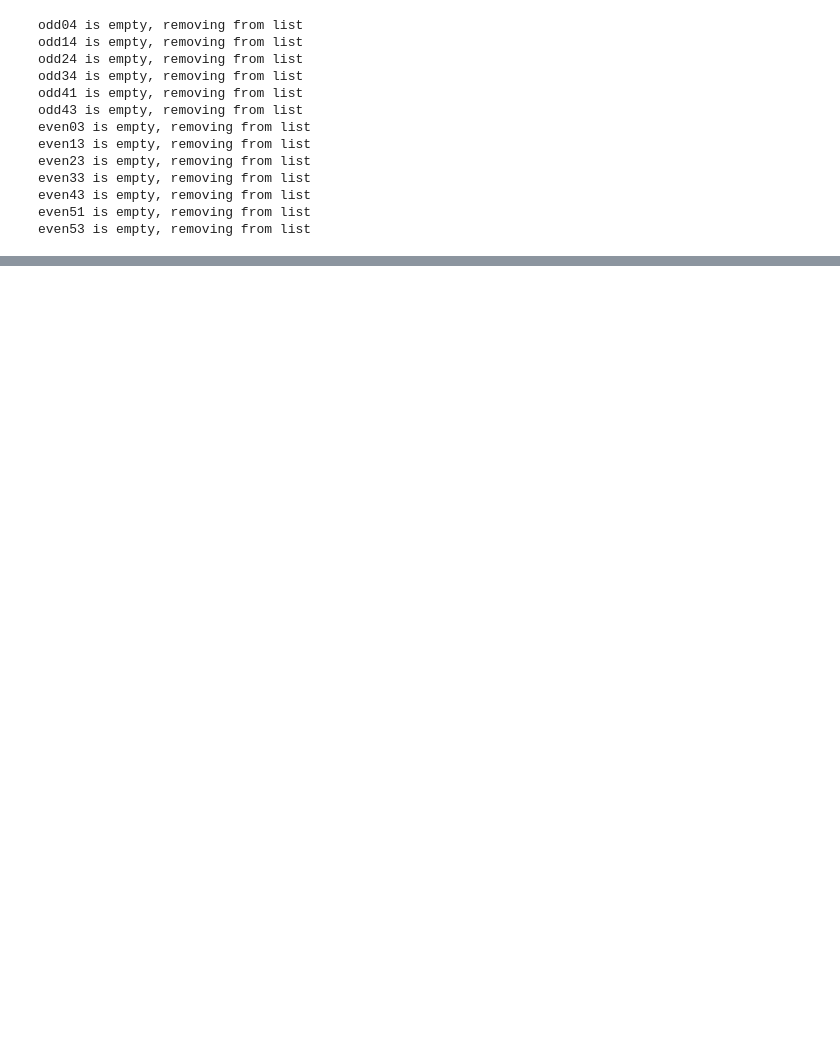
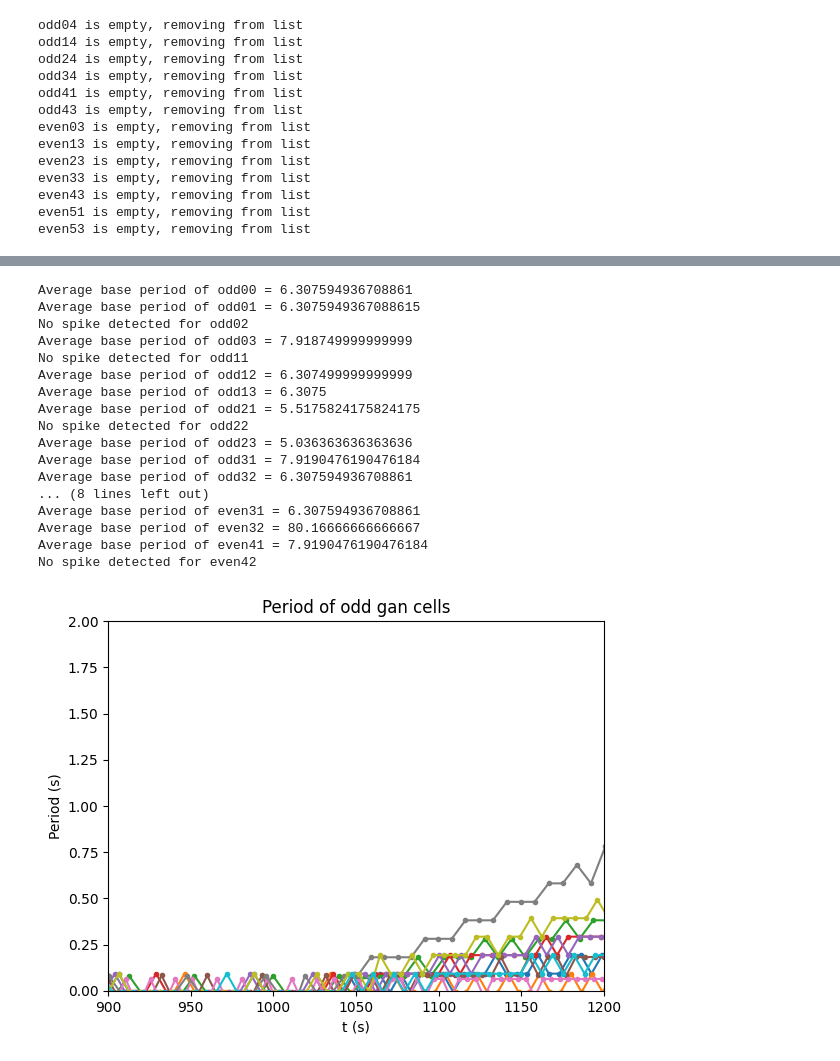
Before and after one commit to AL-255/BME417-Project, a Jupyter notebook: Data-Analysis/work.ipynb, the cells around one changed output, grey strips where cells are left out. Drawn from its saved outputs; the diff is of its cells as text; code cells hidden in the pictures; blank space fills up the shorter version.

```diff
--- a/Data-Analysis/work.ipynb
+++ b/Data-Analysis/work.ipynb
@@ -127,0 +132,74 @@ for coord_i in range(N_plot):
+# %%
+
+vth = -25
+# Measure cycle-by-cycle frequency
+import numpy as np
+import matplotlib.pyplot as plt
+
+plt.figure()
+for coord in gan_cell_odd_resp.keys():
+    y = gan_cell_odd_resp[coord].copy()
+    x = t.copy()
+    cross = np.where(np.logical_and(y[:-1] < vth, y[1:] >= vth))[0]
+    # skip if no spike detected
+    if len(cross) <10:
+        print(f'No spike detected for odd{coord}')
+        continue
+    cross_time = x[cross]
+    period = cross_time[1:] - cross_time[:-1]
+    # get average from t = 500 to t = 1000
+    avg_period = np.mean(period[np.logical_and(cross_time[1:] > 500, cross_time[1:] < 1000)])
+    print(f'Average base period of odd{coord} = {avg_period}')
+    plt.plot(cross_time[1:],((period)-avg_period), '.-',label=f'odd{coord}')
+
+plt.title(f'Period of odd gan cells')
+plt.xlabel('t (s)')
+plt.ylabel('Period (s)')
+# plt.yscale('log')
+plt.ylim([0,2])
+plt.xlim([900,1200])
+plt.savefig(f'Run{run_name}_period_of_odd_gan_cells.png', dpi=300)
+
+
+# Do the same for even gan cells
+plt.figure()
+for coord in gan_cell_even_resp.keys():
+    y = gan_cell_even_resp[coord].copy()
+    x = t.copy()
+    cross = np.where(np.logical_and(y[:-1] < vth, y[1:] >= vth))[0]
+    # skip if no spike detected
+    if len(cross) <10:
+        print(f'No spike detected for even{coord}')
+        continue
+    cross_time = x[cross]
+    period = cross_time[1:] - cross_time[:-1]
+    # get average from t = 500 to t = 1000
+    avg_period = np.mean(period[np.logical_and(cross_time[1:] > 500, cross_time[1:] < 1000)])
+    print(f'Average base period of even{coord} = {avg_period}')
+    plt.plot(cross_time[1:],((period)-avg_period), '.-',label=f'even{coord}')
+
+plt.title(f'Period of even gan cells')
+plt.xlabel('t (s)')
+plt.ylabel('Period (s)')
+plt.ylim([0,2])
+plt.xlim([900,1200])
+plt.savefig(f'Run{run_name}_period_of_even_gan_cells.png', dpi=300)
+# %% [output]
+Average base period of odd00 = 6.307594936708861
+Average base period of odd01 = 6.3075949367088615
+No spike detected for odd02
+Average base period of odd03 = 7.918749999999999
+No spike detected for odd11
+Average base period of odd12 = 6.307499999999999
+Average base period of odd13 = 6.3075
+Average base period of odd21 = 5.5175824175824175
+No spike detected for odd22
+Average base period of odd23 = 5.036363636363636
+Average base period of odd31 = 7.9190476190476184
+Average base period of odd32 = 6.307594936708861
+... (8 lines left out)
+Average base period of even31 = 6.307594936708861
+Average base period of even32 = 80.16666666666667
+Average base period of even41 = 7.9190476190476184
+No spike detected for even42
+[figure, added]
```
Also changed, not shown: parts of 5 cells of this notebook, 6 other files.
